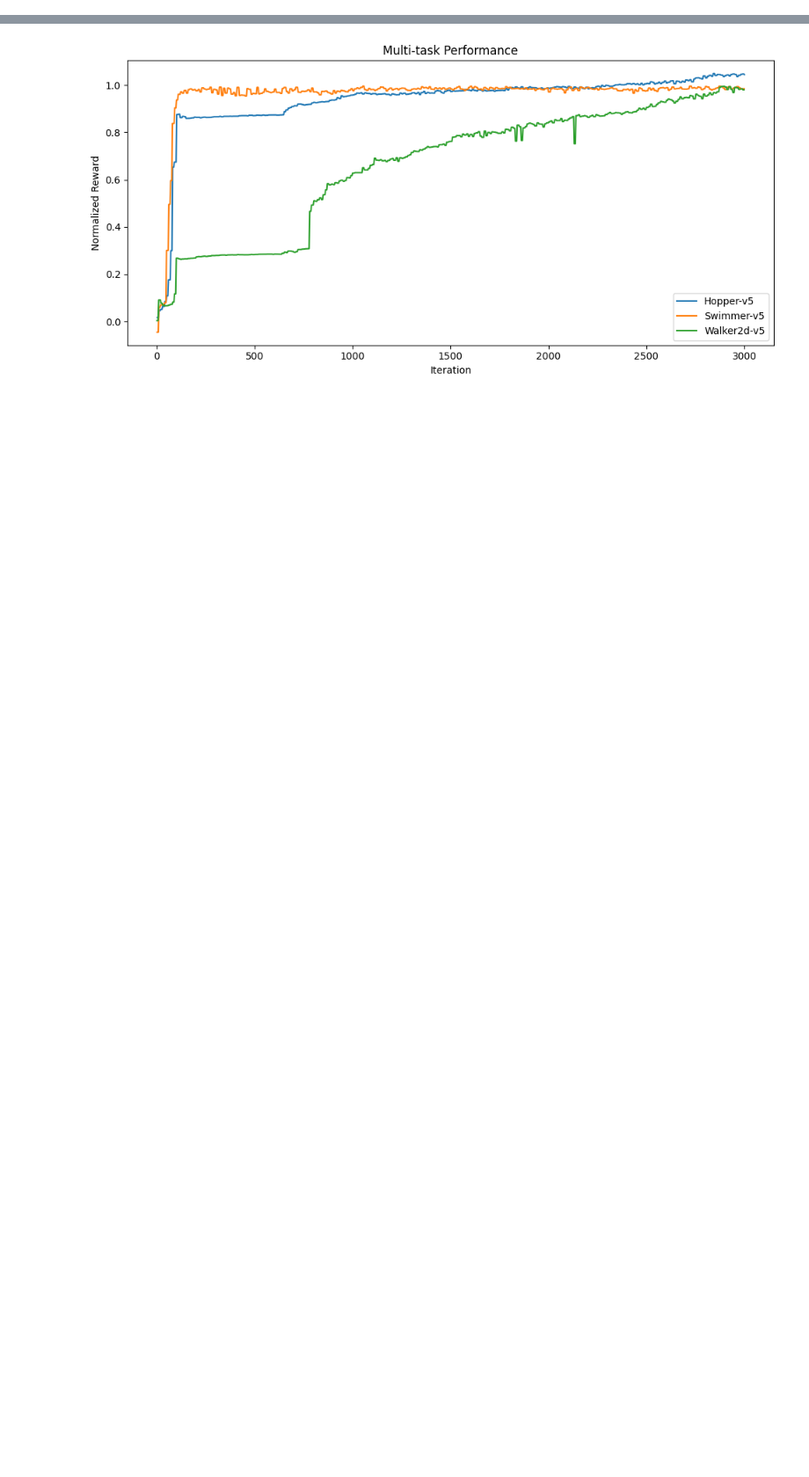
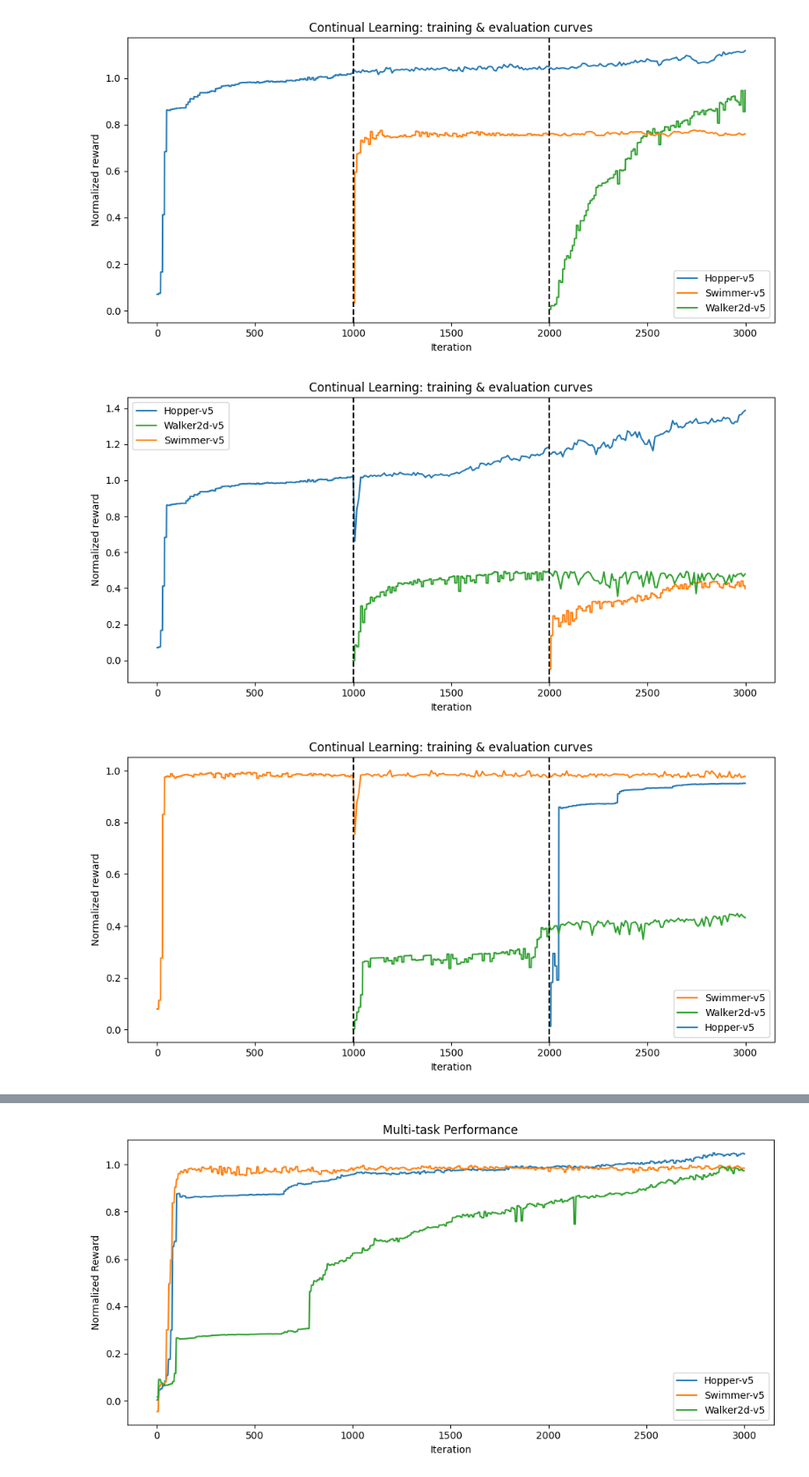
Before and after one commit to nicolapitzalis/continual-es, a Jupyter notebook: plotter.ipynb, the cells around one changed output, grey strips where cells are left out. Shown at 88% size. Cells and saved outputs as stored; diff of their text form; code cells hidden in the pictures; blank space fills up the shorter version.

Commit message:
post replay exps

```diff
--- a/plotter.ipynb
+++ b/plotter.ipynb
@@ -157,0 +158,39 @@ for paths in all_paths_shared_output:
+# %%
+all_paths_shared_output = [
+    [
+        '/home/n.pitzalis/es/logs/csv/final/shared_output/log_Hopper-v5_s0.1_a0.05_i3000_b32_w0.0_centered_amsTrue_shared_output.csv',
+        '/home/n.pitzalis/es/logs/csv/final/replay/log_Swimmer-v5_s0.1_a0.05_i1000_b32_w0.0_centered_amsTrue_Hopper-v5_replay16_shared_output.csv',
+        '/home/n.pitzalis/es/logs/csv/final/replay/log_Walker2d-v5_s0.1_a0.05_i1000_b32_w0.0_centered_amsTrue_Hopper-v5_Swimmer-v5_replay16_shared_output.csv'],
+    [
+        '/home/n.pitzalis/es/logs/csv/final/shared_output/log_Hopper-v5_s0.1_a0.05_i3000_b32_w0.0_centered_amsTrue_shared_output.csv',
+        '/home/n.pitzalis/es/logs/csv/final/replay/log_Walker2d-v5_s0.1_a0.05_i1000_b32_w0.0_centered_amsTrue_Hopper-v5_replay16_shared_output.csv',
+        '/home/n.pitzalis/es/logs/csv/final/replay/log_Swimmer-v5_s0.1_a0.05_i1000_b32_w0.0_centered_amsTrue_Hopper-v5_Walker2d-v5_replay16_shared_output.csv'
+    ],
+    [
+        '/home/n.pitzalis/es/logs/csv/final/shared_output/log_Swimmer-v5_s0.1_a0.05_i3000_b32_w0.0_centered_amsTrue_shared_output.csv',
+        '/home/n.pitzalis/es/logs/csv/final/replay/log_Walker2d-v5_s0.1_a0.05_i1000_b32_w0.0_centered_amsTrue_Swimmer-v5_replay16_shared_output.csv',
+        '/home/n.pitzalis/es/logs/csv/final/replay/log_Hopper-v5_s0.1_a0.05_i1000_b32_w0.0_centered_amsTrue_Swimmer-v5_Walker2d-v5_replay16_shared_output.csv'
+    ],
+    [
+        '/home/n.pitzalis/es/logs/csv/final/shared_output/log_Swimmer-v5_s0.1_a0.05_i3000_b32_w0.0_centered_amsTrue_shared_output.csv',
+        '/home/n.pitzalis/es/logs/csv/final/replay/log_Hopper-v5_s0.1_a0.05_i1000_b32_w0.0_centered_amsTrue_Swimmer-v5_replay16_shared_output.csv',
+        '/home/n.pitzalis/es/logs/csv/final/replay/log_Walker2d-v5_s0.1_a0.05_i1000_b32_w0.0_centered_amsTrue_Swimmer-v5_Hopper-v5_replay16_shared_output.csv'
+    ],
+    [
+        '/home/n.pitzalis/es/logs/csv/final/shared_output/log_Walker2d-v5_s0.1_a0.05_i3000_b32_w0.0_centered_amsTrue_shared_output.csv',
+        '/home/n.pitzalis/es/logs/csv/final/replay/log_Hopper-v5_s0.1_a0.05_i1000_b32_w0.0_centered_amsTrue_Walker2d-v5_replay16_shared_output.csv',
+        '/home/n.pitzalis/es/logs/csv/final/replay/log_Swimmer-v5_s0.1_a0.05_i1000_b32_w0.0_centered_amsTrue_Walker2d-v5_Hopper-v5_replay16_shared_output.csv'
+    ],
+    [
+        '/home/n.pitzalis/es/logs/csv/final/shared_output/log_Walker2d-v5_s0.1_a0.05_i3000_b32_w0.0_centered_amsTrue_shared_output.csv',
+        '/home/n.pitzalis/es/logs/csv/final/replay/log_Swimmer-v5_s0.1_a0.05_i1000_b32_w0.0_centered_amsTrue_Walker2d-v5_replay16_shared_output.csv',
+        '/home/n.pitzalis/es/logs/csv/final/replay/log_Hopper-v5_s0.1_a0.05_i1000_b32_w0.0_centered_amsTrue_Walker2d-v5_Swimmer-v5_replay16_shared_output.csv'
+    ]
+]
+
+for paths in all_paths_shared_output:
+    plot_continual(paths)
+# %% [output]
+[figure, added]
+[figure, added]
+[figure, added]
```
Also changed, not shown: parts of 11 cells of this notebook, 7 other files.
